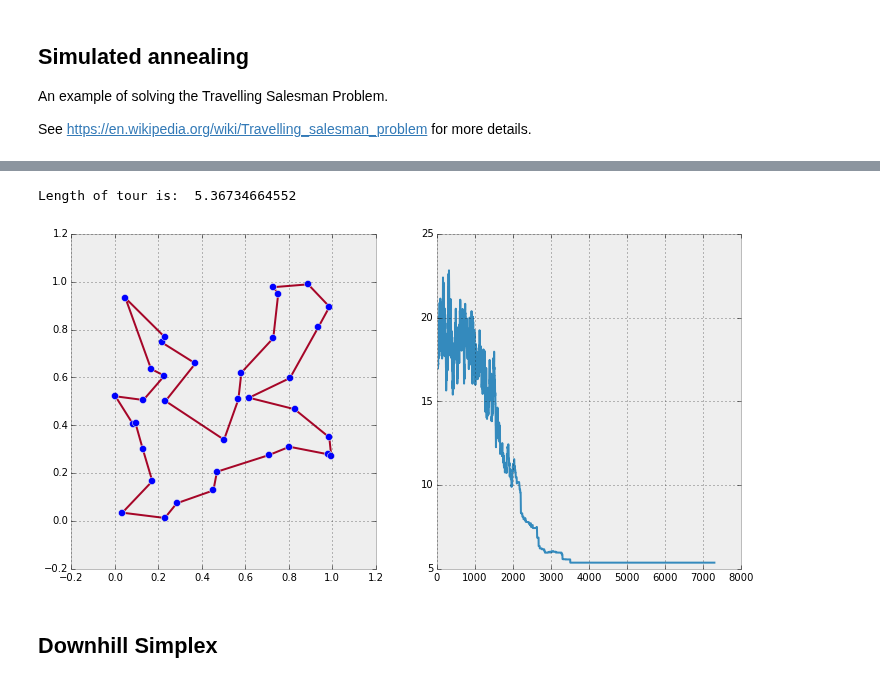
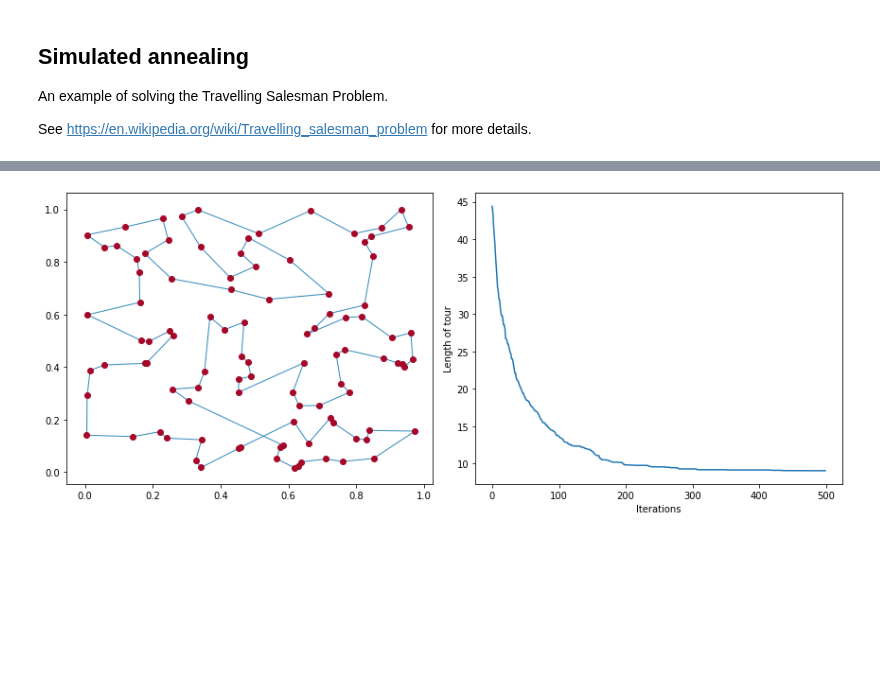
Before and after one commit to nordam/ComputationalPhysics, a Jupyter notebook: Notebooks/16 - Optimisation.ipynb, the cells around one changed output, grey strips where cells are left out. Cells and saved outputs as stored; diff of their text form; code cells hidden in the pictures; blank space fills up the shorter version.

```diff
--- a/Notebooks/16 - Optimisation.ipynb
+++ b/Notebooks/16 - Optimisation.ipynb
@@ -111,0 +132,18 @@ while T > Tmin:
+# %%
+N = 100
+cities = np.random.random((2, N))
+tour, lengths, temperatures = run_annealing(cities)
+#%lprun -f run_annealing tour, lengths, temperatures = run_annealing(cities)
+# %%
+# Plot the tour that was found, and plot the development
+# of the length as a function of iterations. Note how the
+# length fluctuates in the beginning, and then tends to
+# go more and more downwards as temperature decreases.
+fig, ax = plt.subplots(ncols = 3, figsize = (12, 5))
+draw(cities, ax = ax[0])
+draw(tour, ax = ax[1])
+ax[2].plot(lengths)
+#ax[2].set_xscale('log')
+ax[2].set_ylabel('Length of tour')
+ax[2].set_xlabel('Iterations')
+plt.tight_layout()
@@ -112,14 +348,18 @@ while T > Tmin:
+# %%
+cities = Cities(100)
+
+pop, lengths = run_evolution(cities, mutationrate = 0.1)
 # %%
 # Plot the tour that was found, and plot the development
 # of the length as a function of iterations. Note how the
 # length fluctuates in the beginning, and then tends to
 # go more and more downwards as temperature decreases.
-fig, ax = plt.subplots(ncols = 2, figsize = (12, 6))
-draw(cities, ax = ax[0])
-ax[1].plot(lens)
-print('Length of tour is: ', length(cities))
+fig, ax = plt.subplots(ncols = 2, figsize = (12, 5))
+pop.best().draw(ax = ax[0])
+ax[1].plot(lengths)
+#ax[2].set_xscale('log')
+ax[1].set_ylabel('Length of tour')
+ax[1].set_xlabel('Iterations')
+plt.tight_layout()
 # %% [output]
-Length of tour is:  5.36734664552
-[figure, old version]
+[figure, new version]
-# %% [markdown]
-## Downhill Simplex
```
Also changed, not shown: parts of 24 cells of this notebook.
